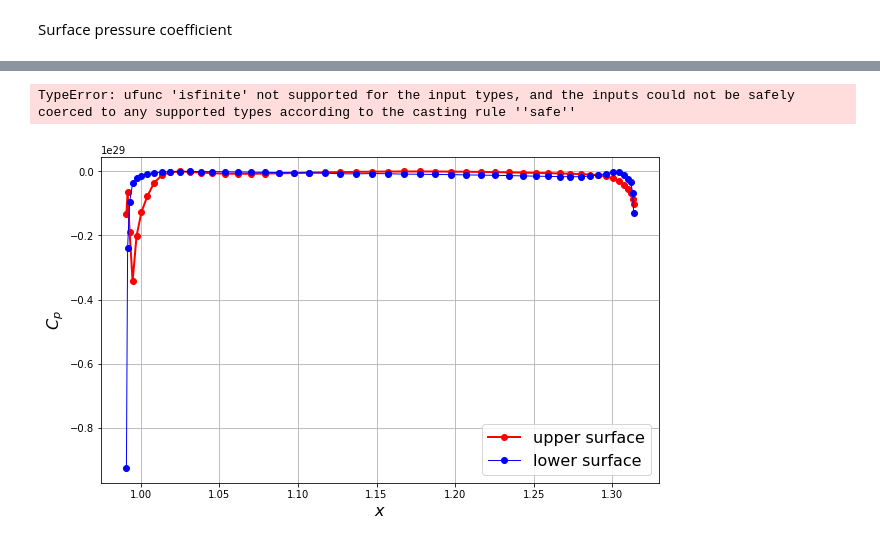
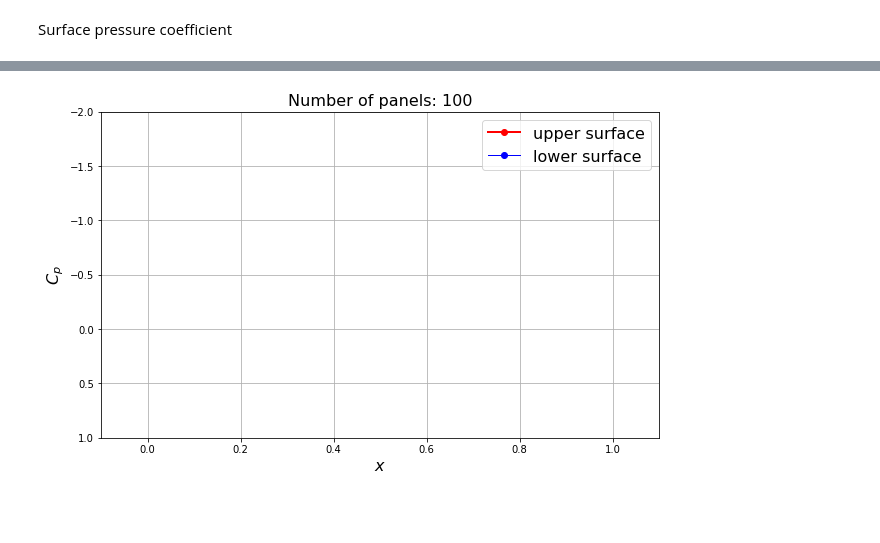
Before and after one commit to tianjiaozhang678/mae6226, a Jupyter notebook: Assignment3.ipynb, the cells around one changed output, grey strips where cells are left out. Saved outputs shown, nothing was run; the diff lists cells and outputs as text; code cells hidden in the pictures; blank space fills up the shorter version.

```diff
--- a/Assignment3.ipynb
+++ b/Assignment3.ipynb
@@ -215,7 +226,7 @@ def build_singularity_matrix(A_source_main, B_vortex_main, A_source_flap, B_vort
     return A
 # %%
-def build_freestream_rhs(panels, panels_fp, freestream):
-    b = numpy.empty(panels.size + panels_fp.size + 2, dtype=float)
+def build_freestream_rhs(panels, panels_fp, freestream, b_b):
+    b = numpy.empty((panels.size + panels_fp.size + 2), dtype=float)
     b[:-2] = b_b
     b[-2] = -freestream.u_inf * (numpy.sin(freestream.alpha - panels[0].beta) +
                                  numpy.sin(freestream.alpha - panels[-1].beta) )
@@ -223,7 +234,7 @@ def build_freestream_rhs(panels, panels_fp, freestream):
                                  numpy.sin(freestream.alpha - panels_fp[-1].beta) )
     return b
 # %%
-A = build_singularity_matrix(A_source_main, B_vortex_main, A_source_flap, B_vortex_flap, A_a)
-b = build_freestream_rhs(panels, panels_fp, freestream)
+A = build_singularity_matrix(A_source, B_vortex, B_B)
+b = build_freestream_rhs(panels, panels_fp, freestream, b_b)
 # %%
 strengths = numpy.linalg.solve(A, b)
@@ -243,13 +258,13 @@ gamma_flap = strengths[-1]
 # %% [markdown]
 Surface pressure coefficient
 # %%
-def build_tangential_velocity_matrix(panels, panels_fp, A_source_main, A_source_flap, A_A):
+def build_tangential_velocity_matrix(panels, panels_fp, A_source, B_vortex):
     A = numpy.empty((panels.size + panels_fp.size, panels.size + panels_fp.size + 2), dtype=float)
-    A[:, :-2] = A_A
-    A[:-100, -2] = -numpy.sum(A_source_main, axis=1)
-    A[100:, -2] = -numpy.sum(A_source_flap, axis=1)
-    A[:-100, -1] = -numpy.sum(A_source_flap, axis=1)
-    A[100:, -1] = -numpy.sum(A_source_main, axis=1)
+    A[:, :-2] = B_vortex
+    A[:-100, -2] = -numpy.sum(A_source[:-100, :-100], axis=1)
+    A[100:, -2] = -numpy.sum(A_source[:-100, 100:], axis=1)
+    A[:-100, -1] = -numpy.sum(A_source[100:, :-100], axis=1)
+    A[100:, -1] = -numpy.sum(A_source[100:, 100:], axis=1)
     return A
 # %%
 def build_freestream_tangential_velocity_rhs(panels, panels_fp, freestream):
@@ -260,7 +275,7 @@ def build_freestream_tangential_velocity_rhs(panels, panels_fp, freestream):
         b[100 + j] = freestream.u_inf * numpy.sin(freestream.alpha - panel.beta)
     return b
 # %%
-A_vt = build_tangential_velocity_matrix(panels, panels_fp, A_source_main, A_source_flap, A_A)
+A_vt = build_tangential_velocity_matrix(panels, panels_fp, A_source, B_vortex)
 b_vt = build_freestream_tangential_velocity_rhs(panels, panels_fp, freestream)
 # %%
 tangential_velocities = numpy.dot(A_vt, strengths) + b_vt
@@ -282,20 +297,19 @@ sum of singularity strengths: -19524699711977.500000
 # %%
 pyplot.figure(figsize=(10, 6))
 pyplot.grid()
 pyplot.xlabel('$x$', fontsize=16)
 pyplot.ylabel('$C_p$', fontsize=16)
-pyplot.plot([panel.xc for panel in panels_fp if panel.loc == 'upper'],
-            [panel.cp for panel in panels_fp if panel.loc == 'upper'],
+pyplot.plot([panel.xc for panel in panels if panel.loc == 'upper'],
+            [panel.cp for panel in panels if panel.loc == 'upper'],
             label='upper surface',
             color='r', linestyle='-', linewidth=2, marker='o', markersize=6)
-pyplot.plot([panel.xc for panel in panels_fp if panel.loc == 'lower'],
-            [panel.cp for panel in panels_fp if panel.loc == 'lower'],
+pyplot.plot([panel.xc for panel in panels if panel.loc == 'lower'],
+            [panel.cp for panel in panels if panel.loc == 'lower'],
             label= 'lower surface',
             color='b', linestyle='-', linewidth=1, marker='o', markersize=6)
 pyplot.legend(loc='best', prop={'size':16})
-pyplot.xlim(-1100000000000000000, 110000000000000000000)
-pyplot.ylim(-1000000000000000000, 200000000000000000000)
-pyplot.title('Number of panels: {}'.format(panels.size), fontsize=16)
+pyplot.xlim(-0.1, 1.1)
+pyplot.ylim(1.0, -2.0)
+pyplot.title('Number of panels: {}'.format(panels.size), fontsize=16);
 # %% [output]
-TypeError: ufunc 'isfinite' not supported for the input types, and the inputs could not be safely coerced to any supported types according to the casting rule ''safe''
-[figure, old version]
+[figure, new version]
```
Also changed, not shown: parts of 23 cells of this notebook.
